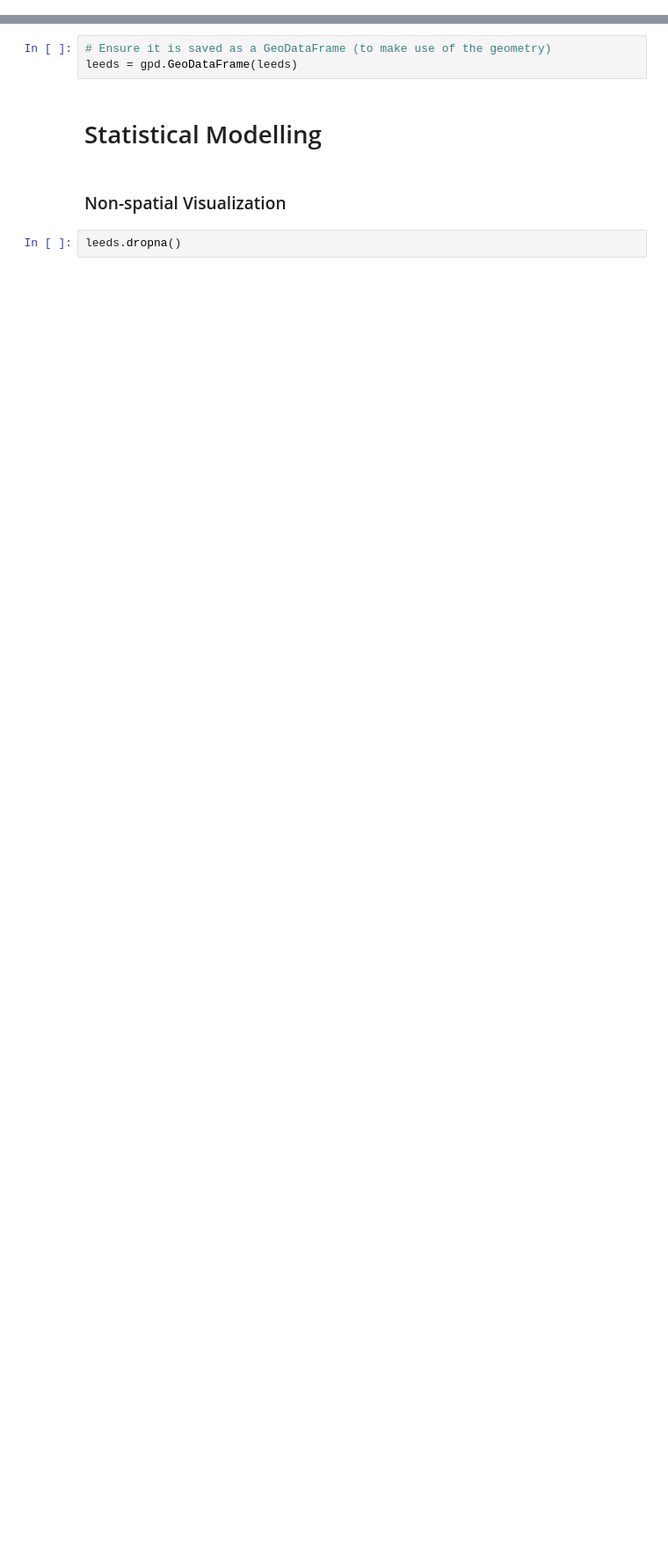
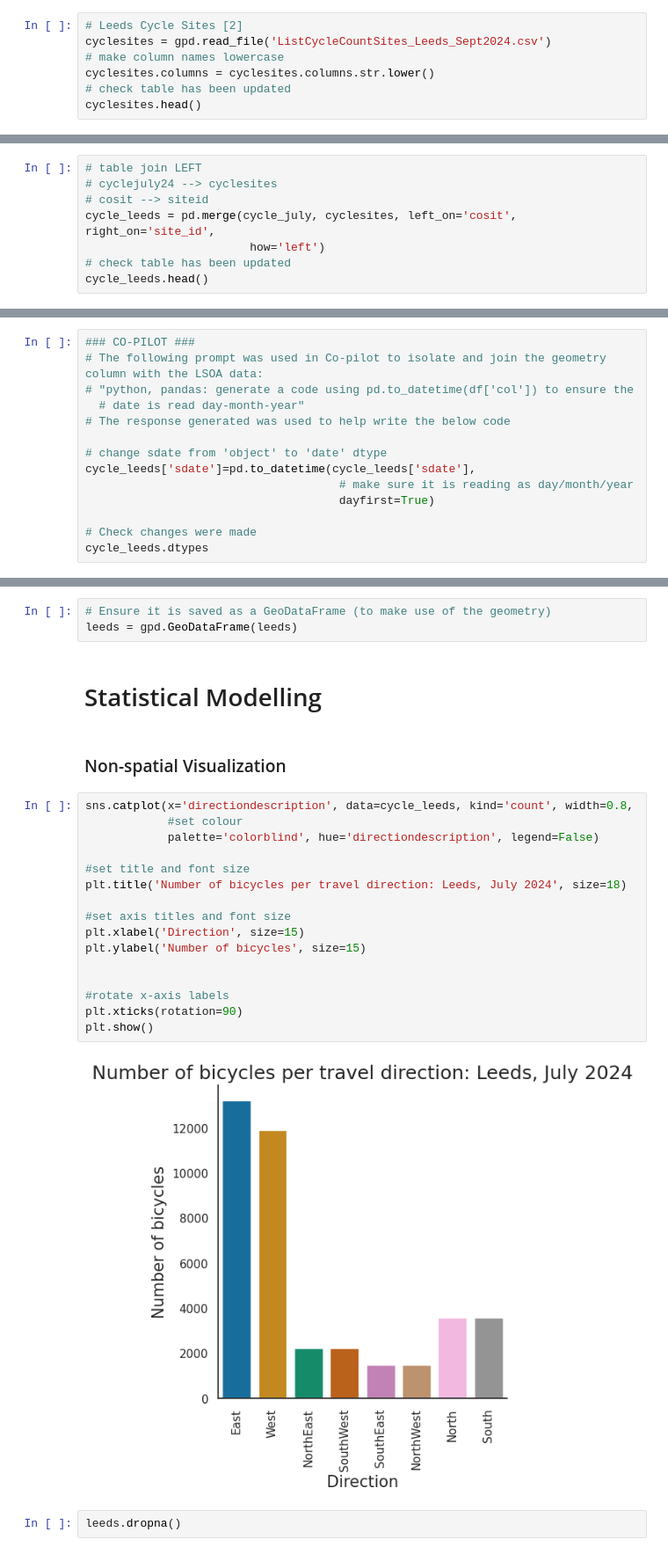
Before and after one commit to shannondill/GEOG5990M, a Jupyter notebook: V2_finalproject.ipynb, the cells around one changed output, grey strips where cells are left out. Shown at 88% size. Cells and saved outputs as stored; diff of their text form; blank space fills up the shorter version.

```diff
--- a/V2_finalproject.ipynb
+++ b/V2_finalproject.ipynb
@@ -91,3 +102,10 @@ cycle_data.head()
 | 2 | 01/07/2024 | 80474 | 60 | 1 | Eastbound | 1 | East | 0 | ... |
 | 3 | 01/07/2024 | 80474 | 60 | 2 | Westbound | 2 | West | 1 | ... |
 | 4 | 01/07/2024 | 80474 | 60 | 1 | Eastbound | 1 | East | 0 | ... |
+# %%
+# Leeds Cycle Sites [2]
+cyclesites = gpd.read_file('ListCycleCountSites_Leeds_Sept2024.csv')
+# make column names lowercase
+cyclesites.columns = cyclesites.columns.str.lower()
+# check table has been updated
+cyclesites.head()
@@ -120,0 +148,8 @@ This is an example block of mardown text I want to reference <a href="#ref1">[1]
+# %%
+# table join LEFT
+# cyclejuly24 --> cyclesites
+# cosit --> siteid
+cycle_leeds = pd.merge(cycle_july, cyclesites, left_on='cosit', right_on='site_id',
+                        how='left')
+# check table has been updated
+cycle_leeds.head()
@@ -120,0 +225,14 @@ This is an example block of mardown text I want to reference <a href="#ref1">[1]
+# %%
+### CO-PILOT ###
+# The following prompt was used in Co-pilot to isolate and join the geometry column with the LSOA data:
+# "python, pandas: generate a code using pd.to_datetime(df['col']) to ensure the
+  # date is read day-month-year"
+# The response generated was used to help write the below code
+
+# change sdate from 'object' to 'date' dtype
+cycle_leeds['sdate']=pd.to_datetime(cycle_leeds['sdate'],
+                                     # make sure it is reading as day/month/year
+                                     dayfirst=True)
+
+# Check changes were made
+cycle_leeds.dtypes
@@ -234,6 +370,24 @@ leeds = gpd.GeoDataFrame(leeds)
 # Statistical Modelling
 # %% [markdown]
 ### Non-spatial Visualization
+# %%
+sns.catplot(x='directiondescription', data=cycle_leeds, kind='count', width=0.8,
+            #set colour
+            palette='colorblind', hue='directiondescription', legend=False)
+
+#set title and font size
+plt.title('Number of bicycles per travel direction: Leeds, July 2024', size=18)
+
+#set axis titles and font size
+plt.xlabel('Direction', size=15)
+plt.ylabel('Number of bicycles', size=15)
+
+
+#rotate x-axis labels
+plt.xticks(rotation=90)
+plt.show()
+# %% [output]
+[figure, added]
 # %%
 leeds.dropna()
 # %% [output]
```
Also changed, not shown: parts of 11 cells of this notebook.
